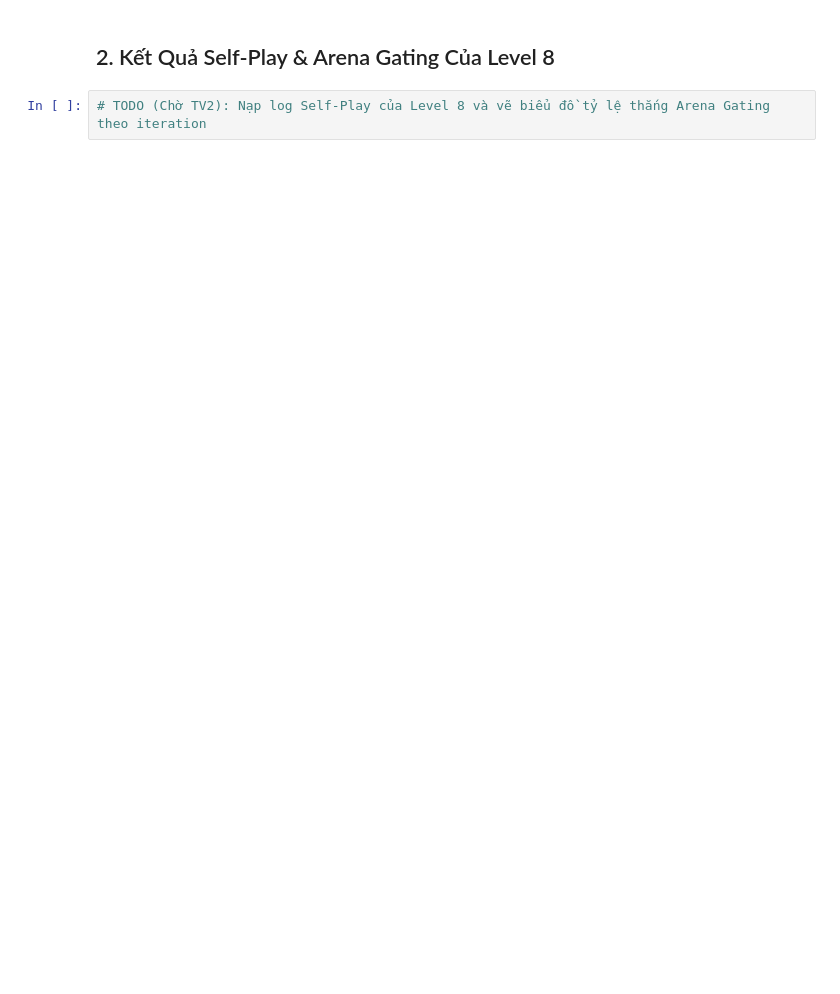
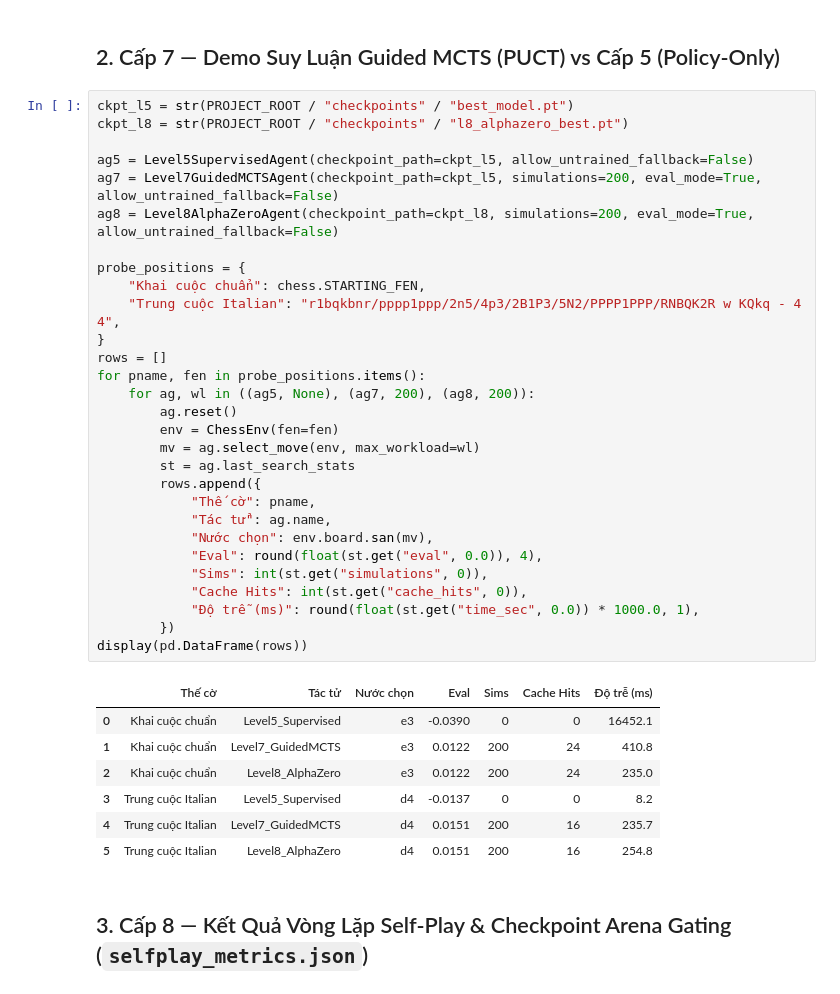
Before and after one commit to VoVanTuan284/101_TTNTNC, a Jupyter notebook: notebooks/04_deep_learning_agents_l5_l7_l8.ipynb, the cells around one changed output. Cells and saved outputs as stored; diff of their text form; blank space fills up the shorter version.

Commit message:
docs(nb04): hoàn thiện và lưu output phân tích Level 5, Level 7 và Level 8

```diff
--- a/notebooks/04_deep_learning_agents_l5_l7_l8.ipynb
+++ b/notebooks/04_deep_learning_agents_l5_l7_l8.ipynb
@@ -23,4 +90,41 @@ if str(PROJECT_ROOT) not in sys.path:
+# %% [markdown]
+## 2. Cấp 7 — Demo Suy Luận Guided MCTS (PUCT) vs Cấp 5 (Policy-Only)
+# %%
+ckpt_l5 = str(PROJECT_ROOT / "checkpoints" / "best_model.pt")
+ckpt_l8 = str(PROJECT_ROOT / "checkpoints" / "l8_alphazero_best.pt")
+
+ag5 = Level5SupervisedAgent(checkpoint_path=ckpt_l5, allow_untrained_fallback=False)
+ag7 = Level7GuidedMCTSAgent(checkpoint_path=ckpt_l5, simulations=200, eval_mode=True, allow_untrained_fallback=False)
+ag8 = Level8AlphaZeroAgent(checkpoint_path=ckpt_l8, simulations=200, eval_mode=True, allow_untrained_fallback=False)
+
+probe_positions = {
+    "Khai cuộc chuẩn": chess.STARTING_FEN,
+    "Trung cuộc Italian": "r1bqkbnr/pppp1ppp/2n5/4p3/2B1P3/5N2/PPPP1PPP/RNBQK2R w KQkq - 4 4",
+}
+rows = []
+for pname, fen in probe_positions.items():
+    for ag, wl in ((ag5, None), (ag7, 200), (ag8, 200)):
+        ag.reset()
+        env = ChessEnv(fen=fen)
+        mv = ag.select_move(env, max_workload=wl)
+        st = ag.last_search_stats
+        rows.append({
+            "Thế cờ": pname,
+            "Tác tử": ag.name,
+            "Nước chọn": env.board.san(mv),
+            "Eval": round(float(st.get("eval", 0.0)), 4),
+            "Sims": int(st.get("simulations", 0)),
+            "Cache Hits": int(st.get("cache_hits", 0)),
+            "Độ trễ (ms)": round(float(st.get("time_sec", 0.0)) * 1000.0, 1),
+        })
+display(pd.DataFrame(rows))
+# %% [output]
+|  | Thế cờ | Tác tử | Nước chọn | Eval | Sims | Cache Hits | Độ trễ (ms) |
+| 0 | Khai cuộc chuẩn | Level5_Supervised | e3 | -0.0390 | 0 | 0 | 16452.1 |
+| 1 | Khai cuộc chuẩn | Level7_GuidedMCTS | e3 | 0.0122 | 200 | 24 | 410.8 |
+| 2 | Khai cuộc chuẩn | Level8_AlphaZero | e3 | 0.0122 | 200 | 24 | 235.0 |
+| 3 | Trung cuộc Italian | Level5_Supervised | d4 | -0.0137 | 0 | 0 | 8.2 |
+| 4 | Trung cuộc Italian | Level7_GuidedMCTS | d4 | 0.0151 | 200 | 16 | 235.7 |
+| 5 | Trung cuộc Italian | Level8_AlphaZero | d4 | 0.0151 | 200 | 16 | 254.8 |
 # %% [markdown]
-## 2. Kết Quả Self-Play & Arena Gating Của Level 8
+## 3. Cấp 8 — Kết Quả Vòng Lặp Self-Play & Checkpoint Arena Gating (`selfplay_metrics.json`)
-# %%
-# TODO (Chờ TV2): Nạp log Self-Play của Level 8 và vẽ biểu đồ tỷ lệ thắng Arena Gating theo iteration
```
Also changed, not shown: parts of 8 cells of this notebook.
